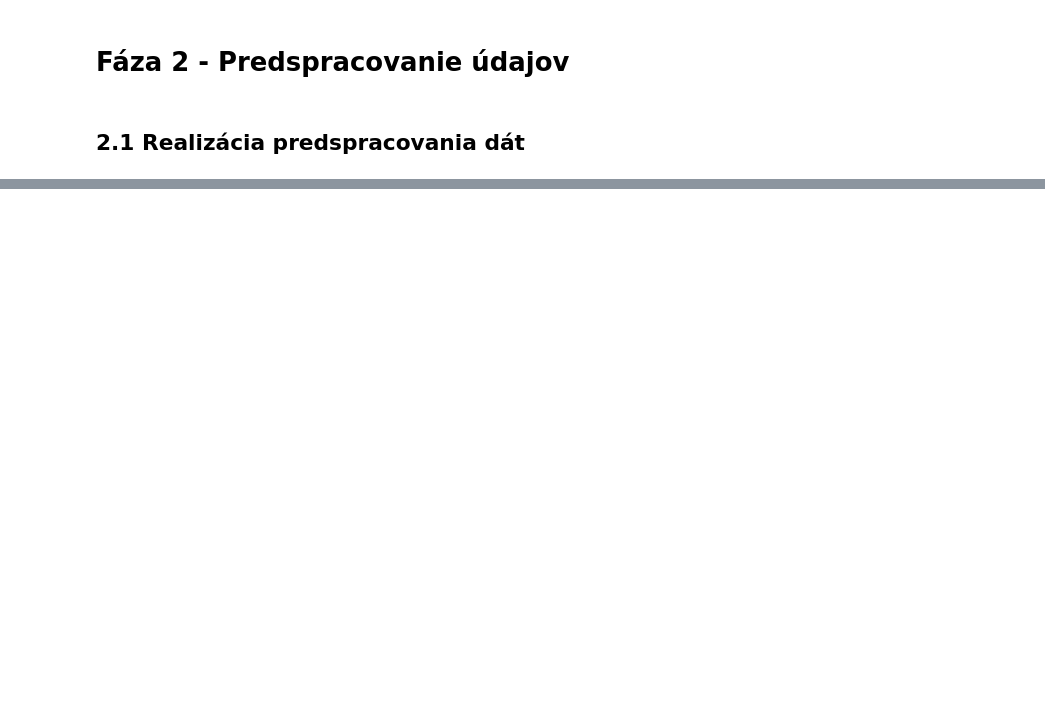
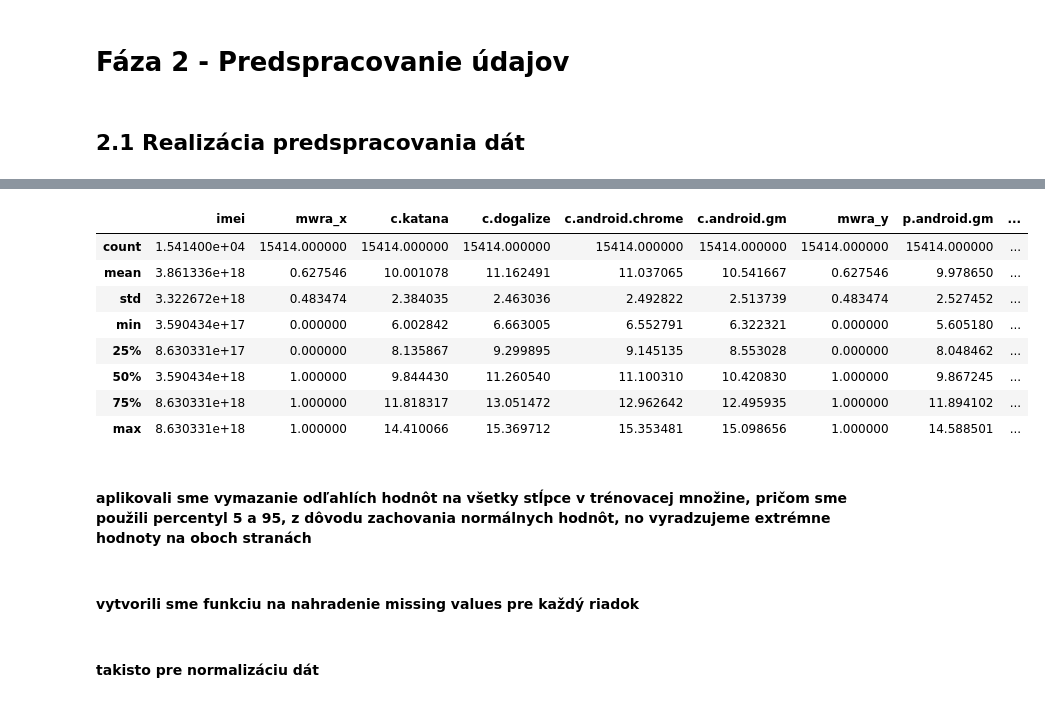
Before and after one commit to xtancos/IAU_project, a Jupyter notebook: ML.ipynb, the cells around one changed output, grey strips where cells are left out. Saved outputs shown, nothing was run; the diff lists cells and outputs as text; code cells hidden in the pictures; blank space fills up the shorter version.

```diff
--- a/ML.ipynb
+++ b/ML.ipynb
@@ -38,0 +39,3 @@ shape of df: (15414, 10)
+# %%
+df_processes    = df_processes[["imei", "ts", "mwra", "p.android.gm", "p.android.documentsui", "p.system", "p.android.externalstorage", "p.android.settings", "p.android.chrome"]]
+df_connections  = df_connections[["imei", "ts", "mwra", "c.katana", "c.dogalize", "c.android.chrome", "c.android.gm"]]
@@ -39 +44,3 @@ shape of df: (15414, 10)
+# %%
+df = df_connections.merge(df_processes, on=['imei', 'ts'], how='outer')
 # %% [markdown]
@@ -41,10 +48,6 @@ shape of df: (15414, 10)
 # %%
-# funkcia na rozdelenie dat
 TRAIN = 0.8
 
-def split_data(df):
-    row, col = df.shape
-    train_size = int(row * TRAIN)
-    train_df = df[:train_size]
-    test_df = df[train_size:]
-    return train_df, test_df
+train_df, test_df = train_test_split(df, train_size=TRAIN, random_state=42)
+
+train_df.head()
@@ -57,0 +109,5 @@ df_train, df_test = split_data(df)
+# %%
+train_df = train_df.drop(columns=['ts', 'mwra_y'], errors='ignore')
+train_df = train_df.rename(columns={'mwra_x': 'mwra'})
+
+train_df.head()
@@ -57,0 +133,33 @@ df_train, df_test = split_data(df)
+# %%
+def remove_outlier(the_df, the_column):
+    if the_column in ['imei', 'mwra']:
+        return the_df
+
+    lower_bound = the_df[the_column].quantile(0.05)
+    upper_bound = the_df[the_column].quantile(0.95)
+
+    outlier_mask = (the_df[the_column] > upper_bound) | (the_df[the_column] < lower_bound)
+
+    the_df.loc[outlier_mask, the_column] = np.where(
+        the_df.loc[outlier_mask, the_column] < lower_bound,
+        lower_bound,
+        upper_bound
+    )
+    return the_df
+
+for column in train_df.columns:
+    train_df = remove_outlier(df, column)
+
+train_df.describe()
+# %% [output]
+|  | imei | mwra_x | c.katana | c.dogalize | c.android.chrome | c.android.gm | mwra_y | p.android.gm | ... |
+| count | 1.541400e+04 | 15414.000000 | 15414.000000 | 15414.000000 | 15414.000000 | 15414.000000 | 15414.000000 | 15414.000000 | ... |
+| mean | 3.861336e+18 | 0.627546 | 10.001078 | 11.162491 | 11.037065 | 10.541667 | 0.627546 | 9.978650 | ... |
+| std | 3.322672e+18 | 0.483474 | 2.384035 | 2.463036 | 2.492822 | 2.513739 | 0.483474 | 2.527452 | ... |
+| min | 3.590434e+17 | 0.000000 | 6.002842 | 6.663005 | 6.552791 | 6.322321 | 0.000000 | 5.605180 | ... |
+| 25% | 8.630331e+17 | 0.000000 | 8.135867 | 9.299895 | 9.145135 | 8.553028 | 0.000000 | 8.048462 | ... |
+| 50% | 3.590434e+18 | 1.000000 | 9.844430 | 11.260540 | 11.100310 | 10.420830 | 1.000000 | 9.867245 | ... |
+| 75% | 8.630331e+18 | 1.000000 | 11.818317 | 13.051472 | 12.962642 | 12.495935 | 1.000000 | 11.894102 | ... |
+| max | 8.630331e+18 | 1.000000 | 14.410066 | 15.369712 | 15.353481 | 15.098656 | 1.000000 | 14.588501 | ... |
+# %% [markdown]
+#### aplikovali sme vymazanie odľahlích hodnôt na všetky stĺpce v trénovacej množine, pričom sme použili percentyl 5 a 95, z dôvodu zachovania normálnych hodnôt, no vyradzujeme extrémne hodnoty na oboch stranách
@@ -57,0 +174,2 @@ df_train, df_test = split_data(df)
+# %% [markdown]
+#### vytvorili sme funkciu na nahradenie missing values pre každý riadok
@@ -57,0 +182,2 @@ df_train, df_test = split_data(df)
+# %% [markdown]
+#### takisto pre normalizáciu dát
```
Also changed, not shown: parts of 22 cells of this notebook, 1 other file.
